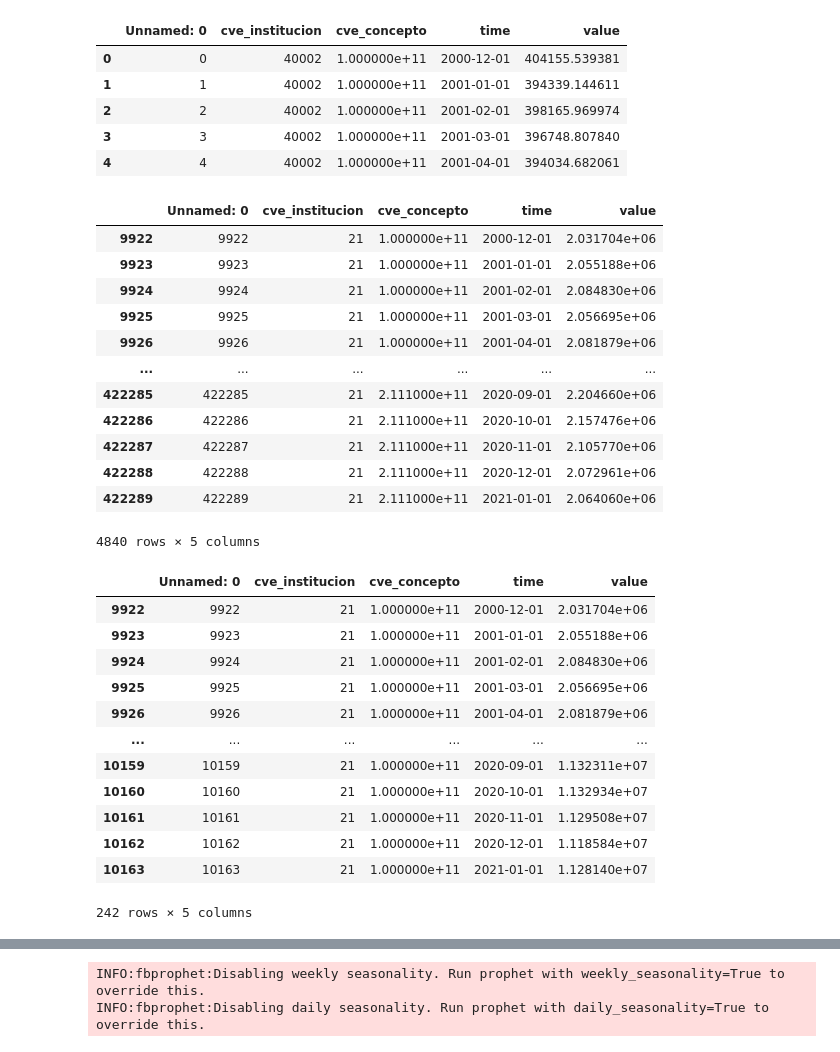
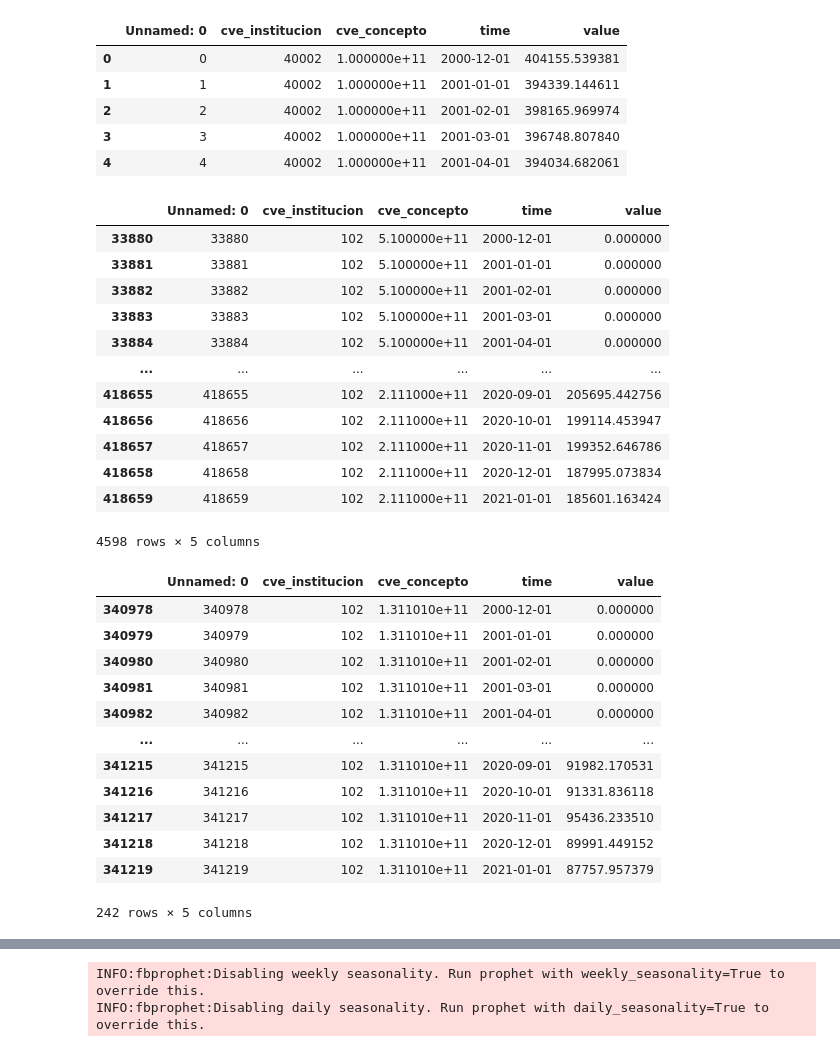
Before and after one commit to luislobo6/Sigma-final-project, a Jupyter notebook: Tests_Prophet.ipynb, the cells around one changed output, grey strips where cells are left out. Drawn from its saved outputs; the diff is of its cells as text; code cells hidden in the pictures.

```diff
--- a/Tests_Prophet.ipynb
+++ b/Tests_Prophet.ipynb
@@ -32,40 +34,40 @@ df.head()
 | 3 | 3 | 40002 | 1.000000e+11 | 2001-03-01 | 396748.807840 |
 | 4 | 4 | 40002 | 1.000000e+11 | 2001-04-01 | 394034.682061 |
 # %%
-filter1 = df["cve_institucion"] == 21
+filter1 = df["cve_institucion"] == 102
 df_banca = df.loc[filter1]
 df_banca
 # %% [output]
 |  | Unnamed: 0 | cve_institucion | cve_concepto | time | value |
-| 9922 | 9922 | 21 | 1.000000e+11 | 2000-12-01 | 2.031704e+06 |
-| 9923 | 9923 | 21 | 1.000000e+11 | 2001-01-01 | 2.055188e+06 |
-| 9924 | 9924 | 21 | 1.000000e+11 | 2001-02-01 | 2.084830e+06 |
-| 9925 | 9925 | 21 | 1.000000e+11 | 2001-03-01 | 2.056695e+06 |
-| 9926 | 9926 | 21 | 1.000000e+11 | 2001-04-01 | 2.081879e+06 |
+| 33880 | 33880 | 102 | 5.100000e+11 | 2000-12-01 | 0.000000 |
+| 33881 | 33881 | 102 | 5.100000e+11 | 2001-01-01 | 0.000000 |
+| 33882 | 33882 | 102 | 5.100000e+11 | 2001-02-01 | 0.000000 |
+| 33883 | 33883 | 102 | 5.100000e+11 | 2001-03-01 | 0.000000 |
+| 33884 | 33884 | 102 | 5.100000e+11 | 2001-04-01 | 0.000000 |
 | ... | ... | ... | ... | ... | ... |
-| 422285 | 422285 | 21 | 2.111000e+11 | 2020-09-01 | 2.204660e+06 |
-| 422286 | 422286 | 21 | 2.111000e+11 | 2020-10-01 | 2.157476e+06 |
-| 422287 | 422287 | 21 | 2.111000e+11 | 2020-11-01 | 2.105770e+06 |
-| 422288 | 422288 | 21 | 2.111000e+11 | 2020-12-01 | 2.072961e+06 |
-| 422289 | 422289 | 21 | 2.111000e+11 | 2021-01-01 | 2.064060e+06 |
+| 418655 | 418655 | 102 | 2.111000e+11 | 2020-09-01 | 205695.442756 |
+| 418656 | 418656 | 102 | 2.111000e+11 | 2020-10-01 | 199114.453947 |
+| 418657 | 418657 | 102 | 2.111000e+11 | 2020-11-01 | 199352.646786 |
+| 418658 | 418658 | 102 | 2.111000e+11 | 2020-12-01 | 187995.073834 |
+| 418659 | 418659 | 102 | 2.111000e+11 | 2021-01-01 | 185601.163424 |
-4840 rows × 5 columns
+4598 rows × 5 columns
 # %%
-filter2 = df_banca["cve_concepto"] == 100000000000
+filter2 = df_banca["cve_concepto"] == 131101000000
 df_banca_cve = df_banca.loc[filter2]
 df_banca_cve
 # %% [output]
 |  | Unnamed: 0 | cve_institucion | cve_concepto | time | value |
-| 9922 | 9922 | 21 | 1.000000e+11 | 2000-12-01 | 2.031704e+06 |
-| 9923 | 9923 | 21 | 1.000000e+11 | 2001-01-01 | 2.055188e+06 |
-| 9924 | 9924 | 21 | 1.000000e+11 | 2001-02-01 | 2.084830e+06 |
-| 9925 | 9925 | 21 | 1.000000e+11 | 2001-03-01 | 2.056695e+06 |
-| 9926 | 9926 | 21 | 1.000000e+11 | 2001-04-01 | 2.081879e+06 |
+| 340978 | 340978 | 102 | 1.311010e+11 | 2000-12-01 | 0.000000 |
+| 340979 | 340979 | 102 | 1.311010e+11 | 2001-01-01 | 0.000000 |
+| 340980 | 340980 | 102 | 1.311010e+11 | 2001-02-01 | 0.000000 |
+| 340981 | 340981 | 102 | 1.311010e+11 | 2001-03-01 | 0.000000 |
+| 340982 | 340982 | 102 | 1.311010e+11 | 2001-04-01 | 0.000000 |
 | ... | ... | ... | ... | ... | ... |
-| 10159 | 10159 | 21 | 1.000000e+11 | 2020-09-01 | 1.132311e+07 |
-| 10160 | 10160 | 21 | 1.000000e+11 | 2020-10-01 | 1.132934e+07 |
-| 10161 | 10161 | 21 | 1.000000e+11 | 2020-11-01 | 1.129508e+07 |
-| 10162 | 10162 | 21 | 1.000000e+11 | 2020-12-01 | 1.118584e+07 |
-| 10163 | 10163 | 21 | 1.000000e+11 | 2021-01-01 | 1.128140e+07 |
+| 341215 | 341215 | 102 | 1.311010e+11 | 2020-09-01 | 91982.170531 |
+| 341216 | 341216 | 102 | 1.311010e+11 | 2020-10-01 | 91331.836118 |
+| 341217 | 341217 | 102 | 1.311010e+11 | 2020-11-01 | 95436.233510 |
+| 341218 | 341218 | 102 | 1.311010e+11 | 2020-12-01 | 89991.449152 |
+| 341219 | 341219 | 102 | 1.311010e+11 | 2021-01-01 | 87757.957379 |
 242 rows × 5 columns
 # %%
 df_prophet = df_banca_cve[["time","value"]]
```
Also changed, not shown: parts of 18 cells of this notebook, 7 other files.
